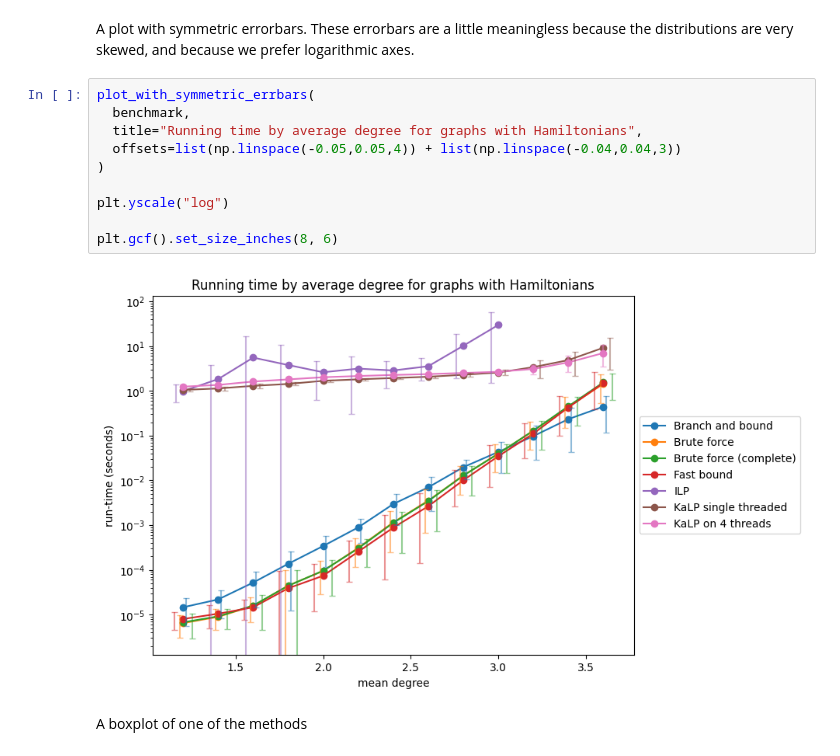
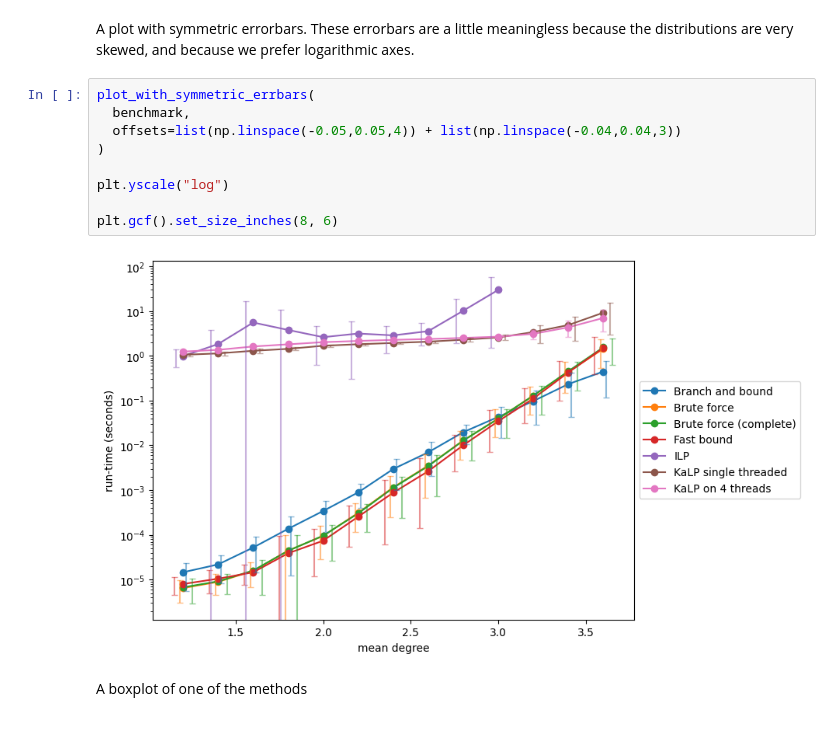
Before and after one commit to blinkybool/LongestPath, a Jupyter notebook: notebooks/benchmarking_specific_degree.ipynb, the cells around one changed output. Saved outputs shown, nothing was run; the diff lists cells and outputs as text.

```diff
--- a/notebooks/benchmarking_specific_degree.ipynb
+++ b/notebooks/benchmarking_specific_degree.ipynb
@@ -141,15 +140,14 @@ These errorbars are a little meaningless because the distributions are very skew
 # %%
 plot_with_symmetric_errbars(
   benchmark,
-  title="Running time by average degree for graphs with Hamiltonians",
   offsets=list(np.linspace(-0.05,0.05,4)) + list(np.linspace(-0.04,0.04,3))
 )
 
 plt.yscale("log")
 
 plt.gcf().set_size_inches(8, 6)
 # %% [output]
-[figure, old version]
+[figure, new version]
 # %% [markdown]
 A boxplot of one of the methods
 # %%
```
Also changed, not shown: parts of 1 cell of this notebook, 2 other files.
